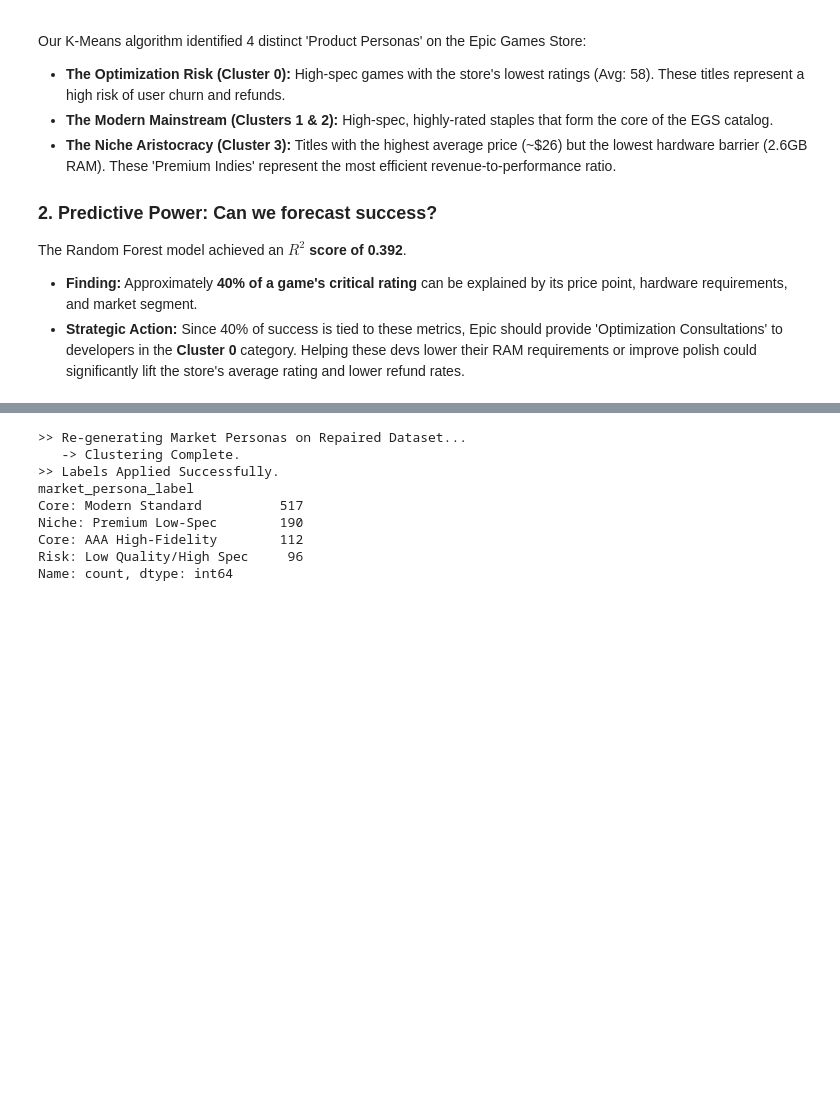
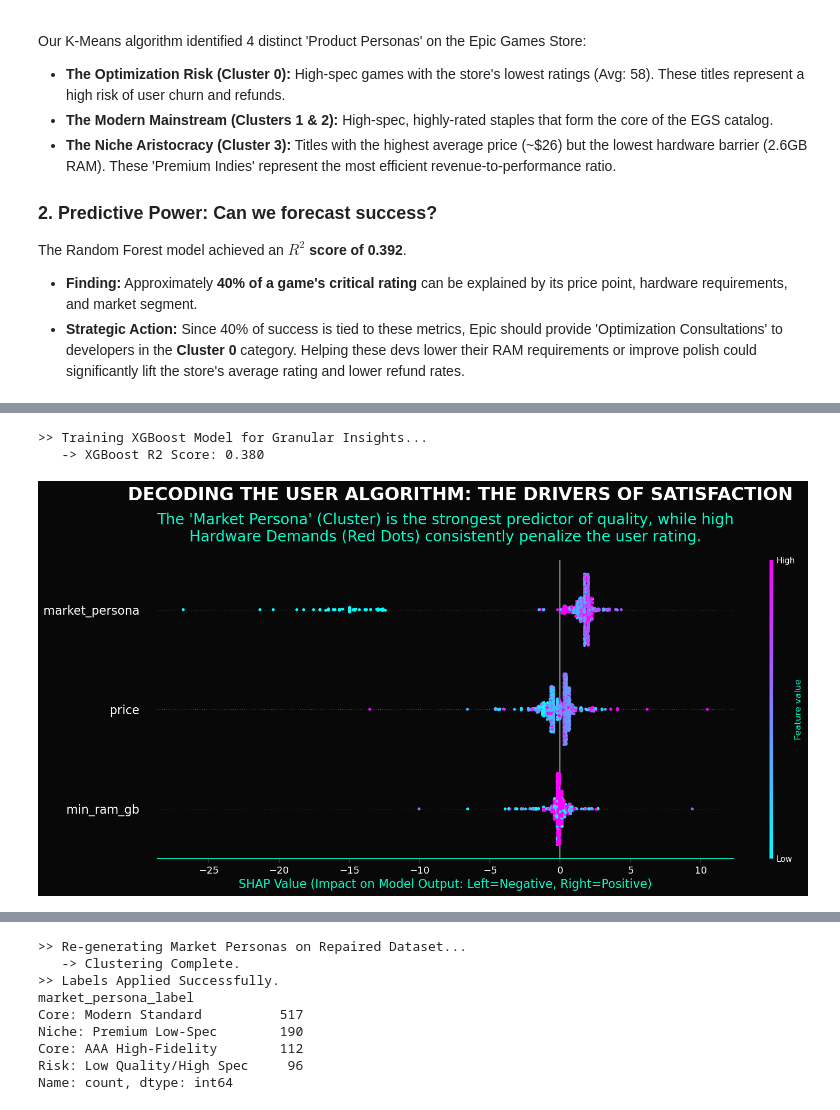
Before and after one commit to eduardocornelsen/epic-store-analysis, a Jupyter notebook: notebooks/epic_notebook.ipynb, the cells around one changed output, grey strips where cells are left out. Drawn from its saved outputs; the diff is of its cells as text; code cells hidden in the pictures; blank space fills up the shorter version.

```diff
--- a/notebooks/epic_notebook.ipynb
+++ b/notebooks/epic_notebook.ipynb
@@ -551,0 +821,54 @@ The Random Forest model achieved an **$R^2$ score of 0.392**.
+# %%
+# ==============================================================================
+# BLOCK 5.6: ADVANCED ML - XGBOOST & SHAP EXPLAINABILITY
+# ==============================================================================
+
+print(">> Training XGBoost Model for Granular Insights...")
+
+# 1. TRAIN XGBOOST
+model_xgb = xgb.XGBRegressor(objective='reg:squarederror', n_estimators=100, learning_rate=0.1, random_state=42)
+model_xgb.fit(X_train, y_train)
+
+r2_xgb = model_xgb.score(X_test, y_test)
+print(f"   -> XGBoost R2 Score: {r2_xgb:.3f}")
+
+# 2. SHAP EXPLAINABILITY
+explainer = shap.Explainer(model_xgb)
+shap_values = explainer(X)
+
+# 3. VISUALIZE WITH FORCED DIMENSIONS
+# Create a figure with a specific aspect ratio (Wide and Tall)
+fig = plt.figure(figsize=(16, 8))
+
+# Main Title (Moved up with y=1.05)
+plt.suptitle("DECODING THE USER ALGORITHM: THE DRIVERS OF SATISFACTION",
+             fontsize=24, fontweight='bold', color='white', y=0.97)
+
+# Subtitle (Added padding)
+plt.title("The 'Market Persona' (Cluster) is the strongest predictor of quality, while high\nHardware Demands (Red Dots) consistently penalize the user rating.",
+          fontsize=20, color='#00ffcc', pad=25)
+
+# Plot (show=False is mandatory to modify it)
+shap.summary_plot(shap_values, X, show=False, cmap='cool', plot_type="dot")
+
+# --- FORCING THE VERTICAL SPACE ---
+# 1. Get the current figure and force the size again (overriding SHAP's auto-size)
+fig.set_size_inches(16, 8)
+
+# 2. Manually expand Y-axis limits to create space between rows
+# There are 3 features, indexed 0, 1, 2. Setting limits from -1 to 3 gives empty space.
+plt.ylim(-0.5, 2.5)
+
+# Formatting
+plt.xlabel("SHAP Value (Impact on Model Output: Left=Negative, Right=Positive)", fontsize=16, color='#00ffcc')
+plt.yticks(color='white', fontsize=16) # Increased font size for feature names
+plt.xticks(color='white', fontsize=13)
+plt.grid(True, alpha=0.1, axis='x') # Grid only on X axis looks cleaner
+
+# Save with bounding box tight to keep titles
+plt.tight_layout()
+plt.show()
+# %% [output]
+>> Training XGBoost Model for Granular Insights...
+   -> XGBoost R2 Score: 0.380
+[figure, added]
```
Also changed, not shown: parts of 21 cells of this notebook, 23 other files.
